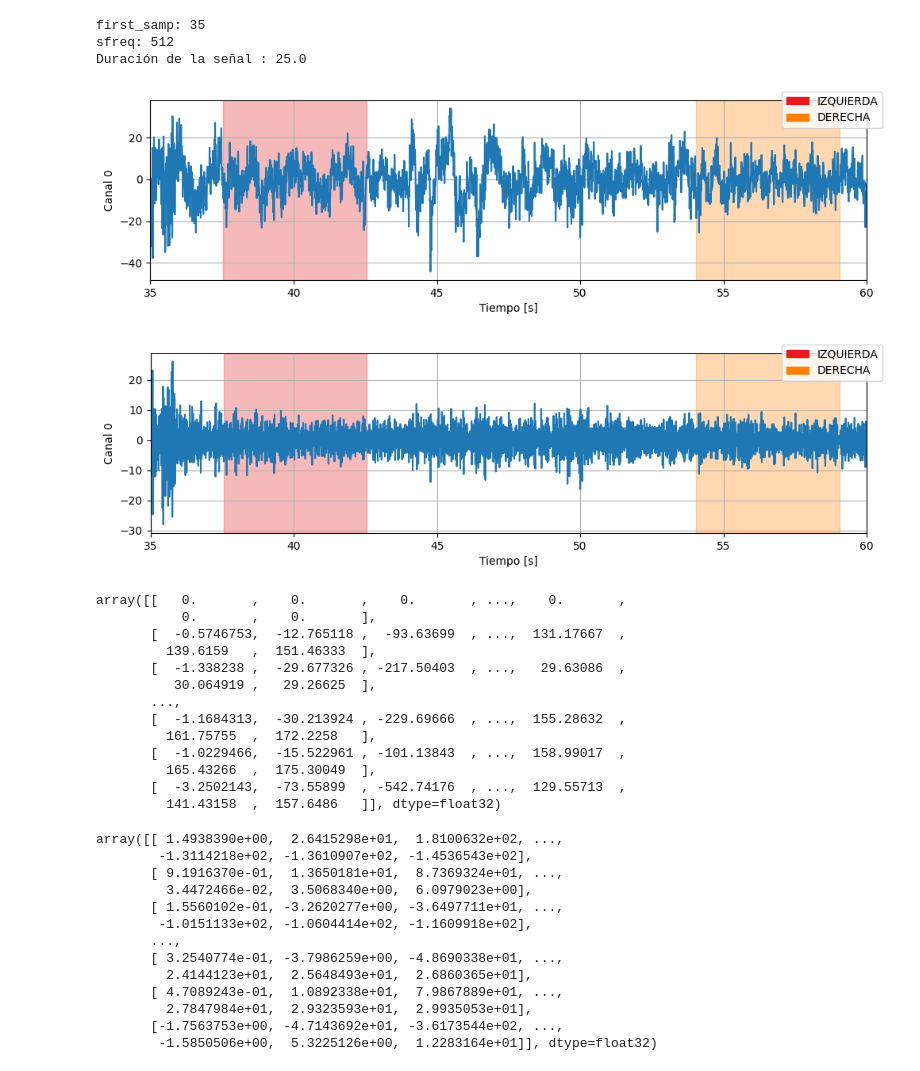
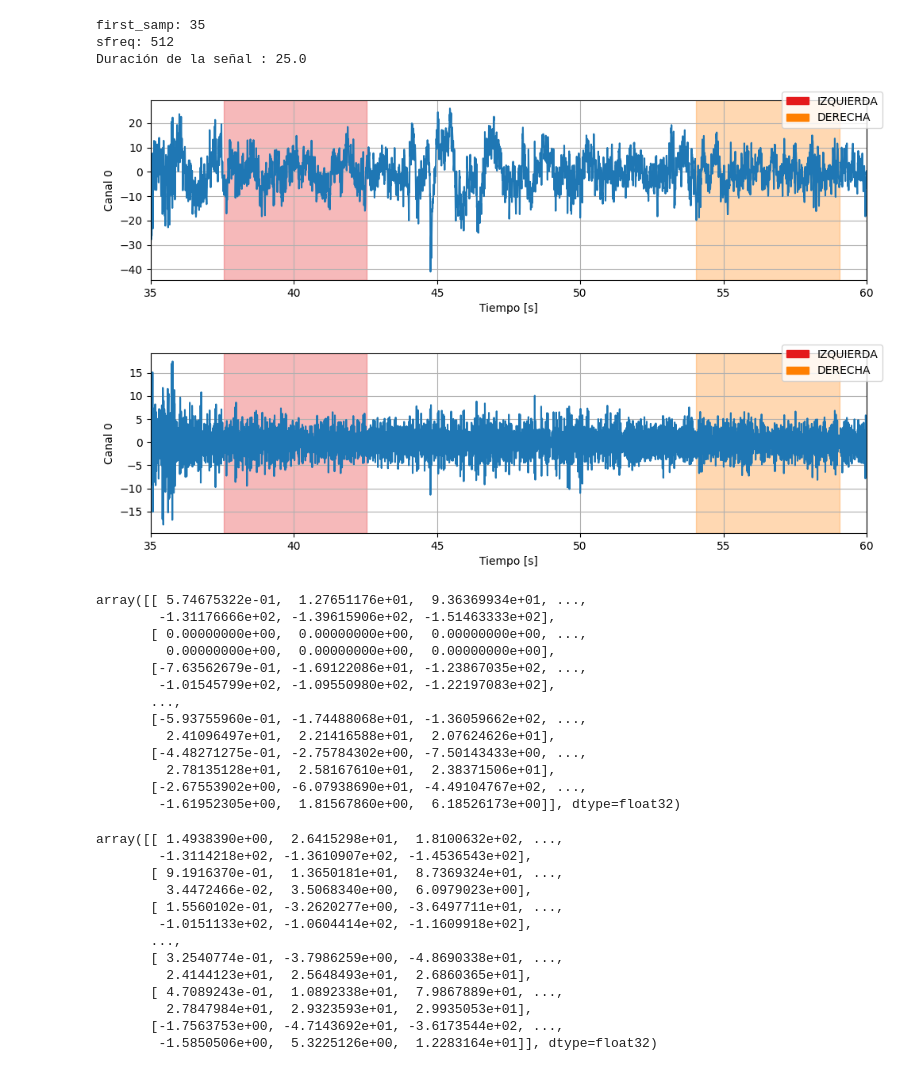
Before and after one commit to SrMichi19/TIF, a Jupyter notebook: 1. TIF/ClaseEEG.ipynb, the cells around one changed output. Cells and saved outputs as stored; diff of their text form; code cells hidden in the pictures.

```diff
--- a/1. TIF/ClaseEEG.ipynb
+++ b/1. TIF/ClaseEEG.ipynb
@@ -463,12 +489,18 @@ eeg.head()
 # %%
 # Genero objeto Info
 
-canales = ["F2", "F3", "F4"]
-tipos_canales = ["eeg"] * len(canales)
+canales = range(1,63)
+
+nombre_canales = []
+for canal in canales:
+    nombre_canales.append(str(canal))
+
+# canales = ["F2", "F3", "F4"]
+tipos_canales = ["eeg"] * len(nombre_canales)
 sujeto = {"Nombre": "Juan Acosta",
           "Edad": 26}
 
-infoo = Info(experimenter="Juan Acosta", subject_info=sujeto, ch_names=canales,
+infoo = Info(experimenter="Juan Acosta", subject_info=sujeto, ch_names=nombre_canales,
         ch_types=tipos_canales, bads=None, description="Pruebita", fm=512)
 
 print("Claves:", infoo.keys())
@@ -626,15 +691,6 @@ anotaciones_file.get_annotations().head()
 # %%
 # Cambiamos las anotaciones RawSignal
 raw_signal_2.set_anotaciones(anotaciones_file)
-# %%
-# Recordando que Info esta definido asi
-canales = ["F2", "F3", "F4"]
-tipos_canales = ["eeg"] * len(canales)
-sujeto = {"Nombre": "Juan Acosta",
-          "Edad": 26}
-
-infoo = Info(experimenter="Juan Acosta", subject_info=sujeto, ch_names=canales,
-            ch_types=tipos_canales, bads=None, description="Pruebita", fm=512)
 # %%
 # Instanciamos otro objeto RawSignal. Le pasamos Info y las Anotaciones que cargamos del archivo
 signal = RawSignal(data=eeg_data, sfreq=512, info=infoo, anotaciones=anotaciones_file)
@@ -678,17 +732,17 @@ sfreq: 512
 Duración de la señal : 25.0
 # %%
 # Gráficamos nuestra señal recortada
-recorte_señal.plot(picks=["F2"], show_anotaciones=True)
+recorte_señal.plot(picks=["2"], show_anotaciones=True)
 # %% [output]
-[figure, old version]
+[figure, new version]
 # %%
 # Filtramos la señal
 filtrada = recorte_señal.filter(l_freq=20, h_freq=100)
 # %%
 # Graficarmos la señal filtrada
-filtrada.plot(picks=["F2"])
+filtrada.plot(picks=["2"])
 # %% [output]
-[figure, old version]
+[figure, new version]
 # %%
 class EEG(RawSignal):
     """
@@ -818,23 +868,23 @@ eeg_data = np.load("../2. tests/eeg/eeg_signal.npy")
 
 eeg = EEG(data=eeg_data, sfreq=512, info=info_eeg, anotaciones=anotaciones_file, first_samp=0, referencia="canal")
 # %%
-ref = eeg.set_reference(reference="canal", channel="F2")
+ref = eeg.set_reference(reference="canal", channel="2")
 ref.shape
 ref
 # %% [output]
-array([[   0.       ,    0.       ,    0.       , ...,    0.       ,
-           0.       ,    0.       ],
-       [  -0.5746753,  -12.765118 ,  -93.63699  , ...,  131.17667  ,
-         139.6159   ,  151.46333  ],
-       [  -1.338238 ,  -29.677326 , -217.50403  , ...,   29.63086  ,
-          30.064919 ,   29.26625  ],
+array([[ 5.74675322e-01,  1.27651176e+01,  9.36369934e+01, ...,
+        -1.31176666e+02, -1.39615906e+02, -1.51463333e+02],
+       [ 0.00000000e+00,  0.00000000e+00,  0.00000000e+00, ...,
+         0.00000000e+00,  0.00000000e+00,  0.00000000e+00],
+       [-7.63562679e-01, -1.69122086e+01, -1.23867035e+02, ...,
+        -1.01545799e+02, -1.09550980e+02, -1.22197083e+02],
        ...,
-       [  -1.1684313,  -30.213924 , -229.69666  , ...,  155.28632  ,
-         161.75755  ,  172.2258   ],
-       [  -1.0229466,  -15.522961 , -101.13843  , ...,  158.99017  ,
-         165.43266  ,  175.30049  ],
-       [  -3.2502143,  -73.55899  , -542.74176  , ...,  129.55713  ,
-         141.43158  ,  157.6486   ]], dtype=float32)
+       [-5.93755960e-01, -1.74488068e+01, -1.36059662e+02, ...,
+         2.41096497e+01,  2.21416588e+01,  2.07624626e+01],
+       [-4.48271275e-01, -2.75784302e+00, -7.50143433e+00, ...,
+         2.78135128e+01,  2.58167610e+01,  2.38371506e+01],
+       [-2.67553902e+00, -6.07938690e+01, -4.49104767e+02, ...,
+        -1.61952305e+00,  1.81567860e+00,  6.18526173e+00]], dtype=float32)
 # %%
 ref_promedio = eeg.set_reference(reference="promedio")
 ref_promedio.shape
```
Also changed, not shown: parts of 18 cells of this notebook, 1 other file.
